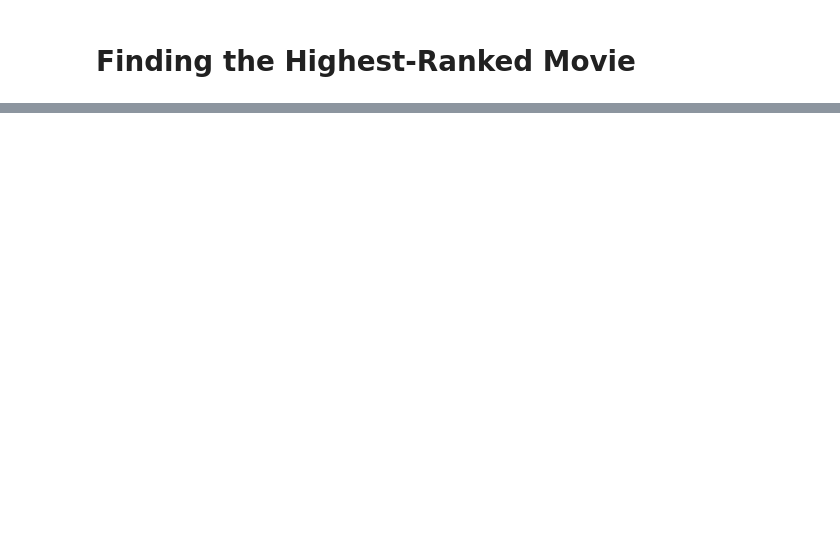
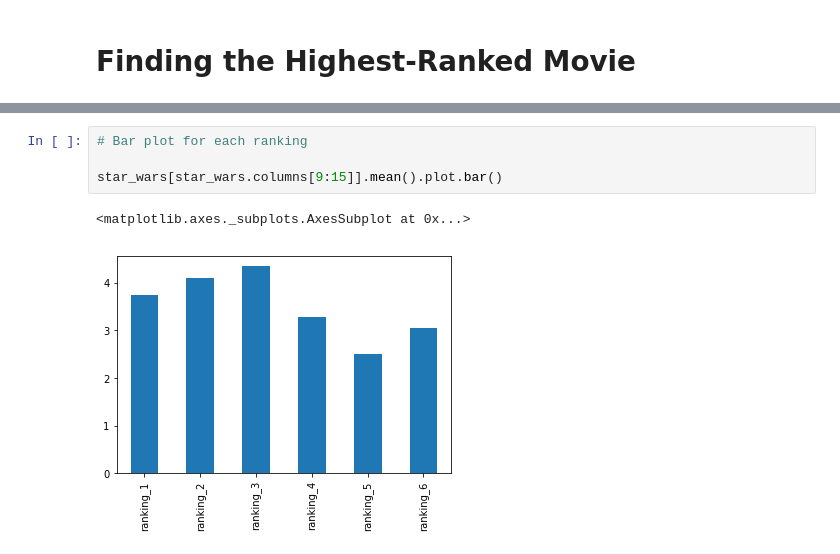
Before and after one commit to vignesh96/star-wars-survey, a Jupyter notebook: star-wars-survey-exploration.ipynb, the cells around one changed output, grey strips where cells are left out. Saved outputs shown, nothing was run; the diff lists cells and outputs as text; blank space fills up the shorter version.

```diff
--- a/star-wars-survey-exploration.ipynb
+++ b/star-wars-survey-exploration.ipynb
@@ -163,0 +176,7 @@ star_wars[star_wars.columns[9:15]].head(10)
+# %%
+# Bar plot for each ranking
+
+star_wars[star_wars.columns[9:15]].mean().plot.bar()
+# %% [output]
+<matplotlib.axes._subplots.AxesSubplot at 0x...>
+[figure, added]
```
Also changed, not shown: parts of 10 cells of this notebook.
